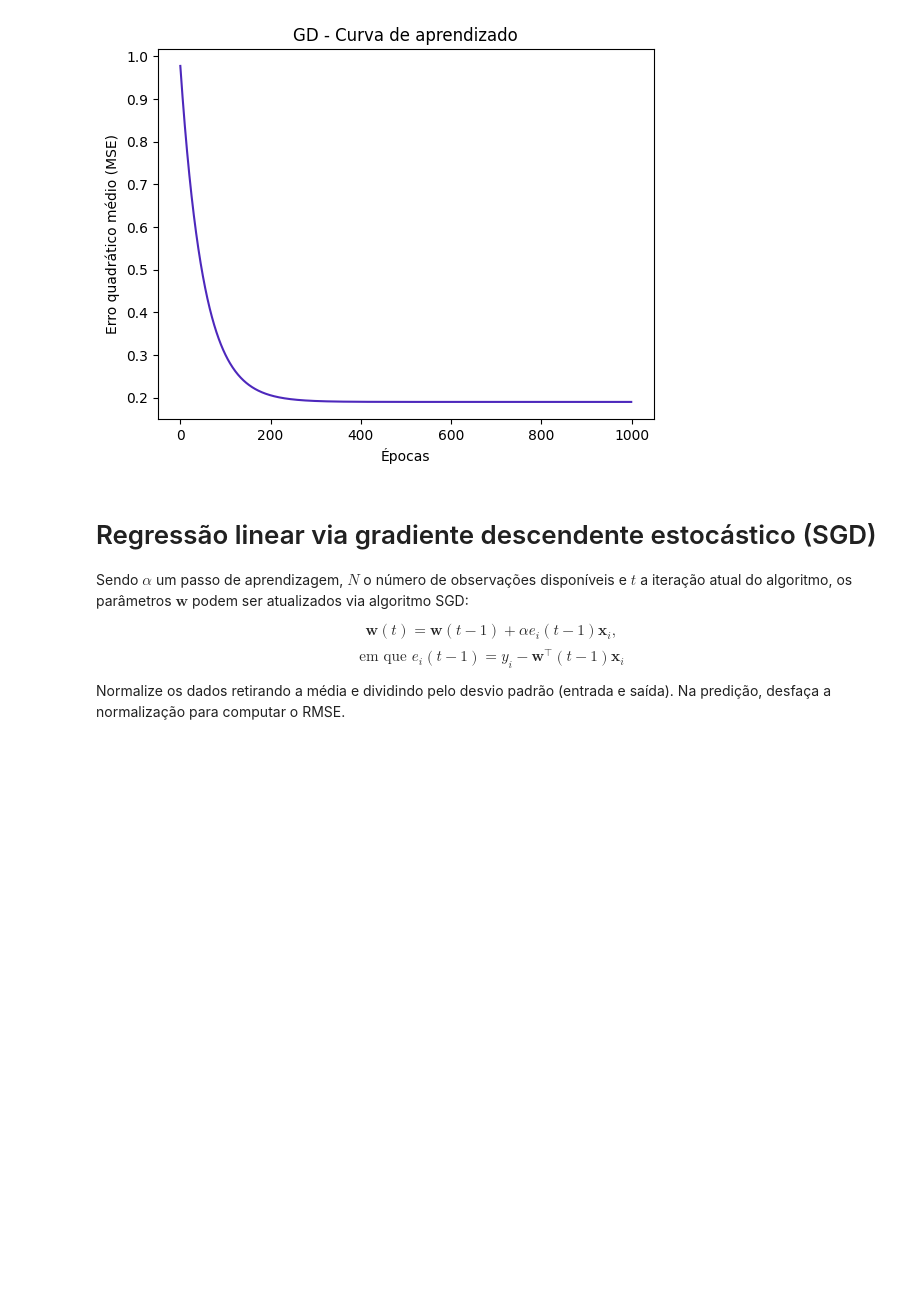
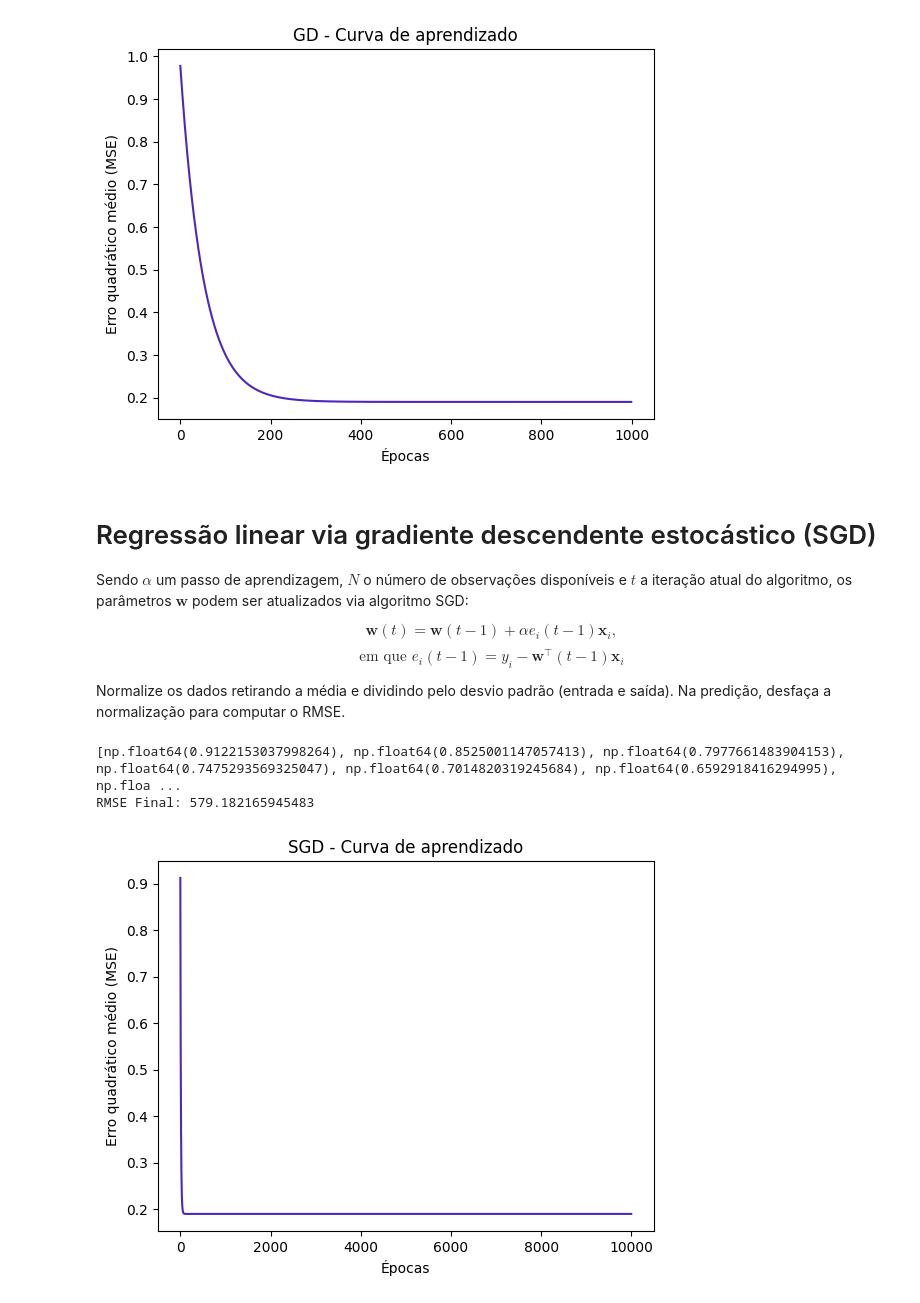
Before and after one commit to lulidsnn/aprendizagem_maquina, a Jupyter notebook: 01_AulaNumpy/AulaNumpy_alunos.ipynb, the cells around one changed output. Drawn from its saved outputs; the diff is of its cells as text; code cells hidden in the pictures; blank space fills up the shorter version.

```diff
--- a/01_AulaNumpy/AulaNumpy_alunos.ipynb
+++ b/01_AulaNumpy/AulaNumpy_alunos.ipynb
@@ -639,6 +639,7 @@ n = np.shape(dados_n)[0]  # definindo n
 X = np.concatenate((np.ones((1 , n)).T , dados_n[:,[0,1]]), axis=1) # criando vetor X
 y = dados_n[:,[2]]  # recuperando vetor y normalizado
 w = np.zeros((X.shape[1] , 1)) # w é um vetor de PESOS, precisamos iniciá-lo com base na quantidade de colunas em X
+t = 1
 
 custo = [] # vetor para armazenar os custos a cada treinamento
 
@@ -724,0 +726,54 @@ Normalize os dados retirando a média e dividindo pelo desvio padrão (entrada e
+# %%
+dados_n, sigma, mi = normalizacao_z(peixe_dataset)
+
+ALPHA = 0.001
+EPOCHS = 10000
+
+n = dados_n.shape[0]
+
+X = np.concatenate((np.ones((1 , n)).T , dados_n[:,[0,1]]), axis=1)
+y = dados_n[:,[2]]
+w = np.zeros((X.shape[1] , 1))
+
+custo = []
+indices = np.arange(n)
+
+for t in range(EPOCHS):
+    np.random.shuffle(indices)
+
+    for i in indices:
+        xi = X[i].reshape(1,-1)
+        yi = y[i].reshape(1,1)
+
+        y_pred = xi @ w
+        erro = y_pred - yi
+
+        gradiente = xi.T @ erro
+        w = w - ALPHA * gradiente
+
+    y_pred_total = X @ w
+    mse = np.mean((y - y_pred_total)**2)
+    custo.append(mse)
+
+# Após treinamento
+y_previsto_final = X @ w
+
+# Desnormalização
+sigma_y = sigma[2]
+mi_y = mi[2]
+
+y_pred_desnorm = sigma_y * y_previsto_final + mi_y
+y_orig_desnorm = peixe_dataset[:, 2].reshape(-1, 1)
+rmse = float(np.sqrt(np.mean((y_orig_desnorm - y_pred_desnorm)**2)))
+print(f'RMSE Final: {rmse}')
+
+# Plot
+plt.plot(custo, color="#4d28bc")
+plt.title('SGD - Curva de aprendizado')
+plt.xlabel('Épocas')
+plt.ylabel('Erro quadrático médio (MSE)')
+plt.show()
+# %% [output]
+[np.float64(0.9122153037998264), np.float64(0.8525001147057413), np.float64(0.7977661483904153), np.float64(0.7475293569325047), np.float64(0.7014820319245684), np.float64(0.6592918416294995), np.floa ...
+RMSE Final: 579.182165945483
+[figure, added]
```
Also changed, not shown: parts of 3 cells of this notebook.
